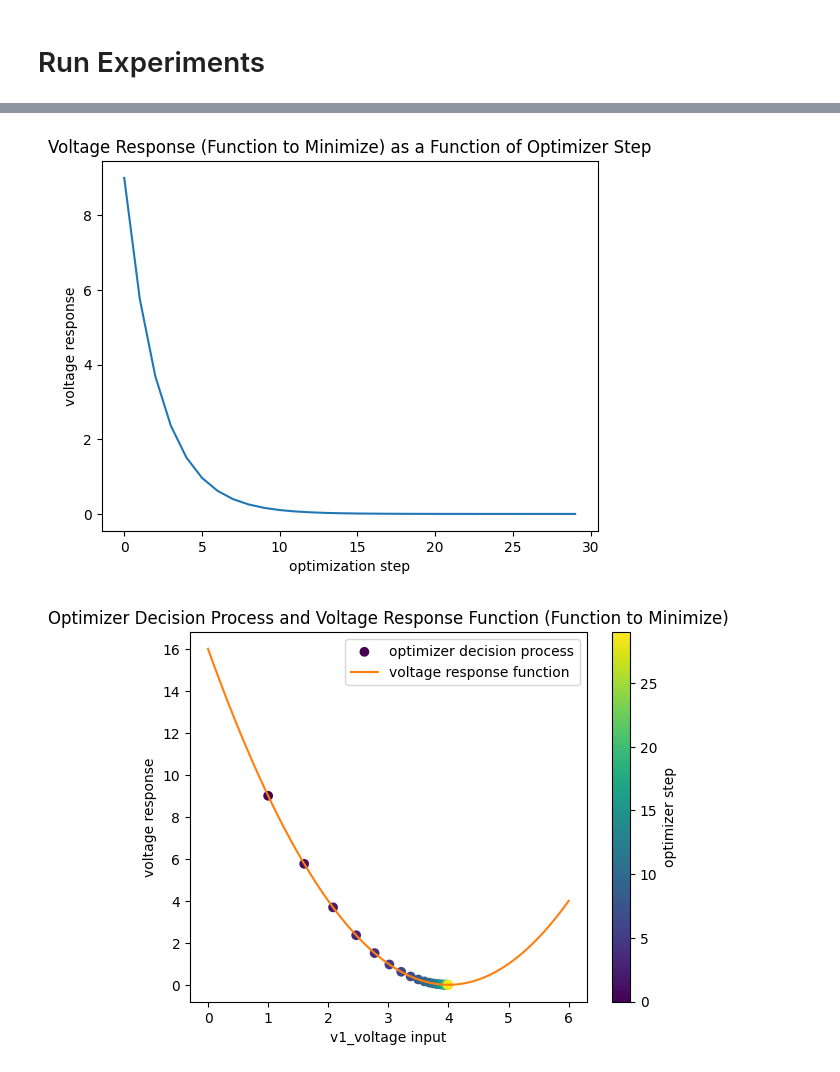
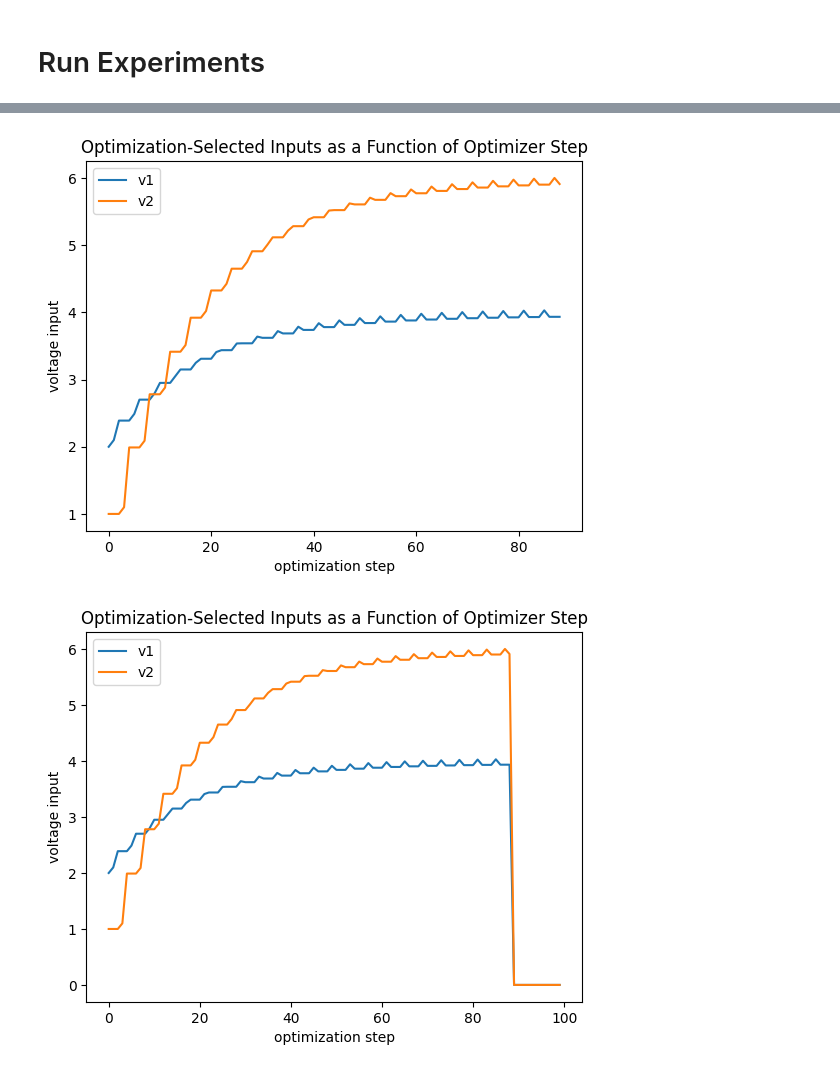
Before and after one commit to sandialabs/pyscan, a Jupyter notebook: demo_notebooks/08-example_GradientDescentScanOptimizer.ipynb, the cells around one changed output, grey strips where cells are left out. Cells and saved outputs as stored; diff of their text form; code cells hidden in the pictures.

Commit message:
GradientDescentOptimizeScan notebook visualizations working

```diff
--- a/demo_notebooks/08-example_GradientDescentScanOptimizer.ipynb
+++ b/demo_notebooks/08-example_GradientDescentScanOptimizer.ipynb
@@ -67,15 +66,16 @@ runinfo.measure_function = get_voltage_data
 class GradientDescentOptimizeScan(ps.AbstractOptimizeScan):
 
     def __init__(self, initialization_dict, prop, optimizer_inputs, sample_function_output,
-                 input_init, input_epsilon, learning_rate, update_epsilon, iteration_max=100, dt=0):
-        super().__init__(self, initialization_dict, prop, optimizer_inputs, sample_function_output, iteration_max=100, dt=0)
+                 input_epsilon, learning_rate, update_epsilon,
+                 iteration_max=100, dt=0):
+        super().__init__(initialization_dict, prop, optimizer_inputs, sample_function_output,
+                         iteration_max=iteration_max, dt=dt)
         self.dim = 0
         self.fd_step = True
-        self.input_init = input_init
         self.input_epsilon = input_epsilon
         self.learning_rate = learning_rate
         self.update_epsilon = update_epsilon
-        self.dim_ct = len(self.input_init)
+        self.dim_ct = len(optimizer_inputs)
         self.keep_running = np.full(self.dim_ct, True)
 
     def step_optimizer(self, index, experiment):
@@ -88,7 +88,7 @@ class GradientDescentOptimizeScan(ps.AbstractOptimizeScan):
 
         if self.fd_step:
             f_in = [experiment.__dict__[measurement][index - 1] for measurement in self.opt_in]
-            f_in[self.dim] += self.input_epsilon
+            f_in[self.dim] += self.input_epsilon[self.dim]
             self.fd_step = False
             return f_in
         else:
@@ -110,6 +110,7 @@ class GradientDescentOptimizeScan(ps.AbstractOptimizeScan):
 # %%
-runinfo.scan0 = GradientDescentOptimizeScan({'v1': 1., 'v2': 2.}, 'voltage', ['v1_readout', 'v2_readout'], 'vf',
-                                iteration_max=30)
+runinfo.scan0 = GradientDescentOptimizeScan({'v1': 2., 'v2': 1.}, 'voltage', ('v1_readout', 'v2_readout'), 'vf',
+                                            (1e-1, 1e-1), (1e-1, 1e-1), (1e-1, 1e-1),
+                                            iteration_max=100, dt=1.)
 # %% [markdown]
 # Run Experiments
 # %%
@@ -131,17 +150,16 @@ plt.title("Optimization-Selected Inputs as a Function of Optimizer Step");
 # %%
-plt.plot(expt.vf)
+plt.plot(list(zip(expt.v1_readout, expt.v2_readout)))
+plt.legend(['v1', 'v2'])
 plt.xlabel("optimization step")
-plt.ylabel("voltage response")
-plt.title("Voltage Response (Function to Minimize) as a Function of Optimizer Step");
+plt.ylabel("voltage input")
+plt.title("Optimization-Selected Inputs as a Function of Optimizer Step");
 # %% [output]
-[figure, old version]
+[figure, new version]
 # %%
-plt.scatter(expt.v1_voltage, expt.vf, c=range(len(expt.v1_voltage)))
-plt.plot(*zip(*[(v, voltage_response(v)) for v in np.linspace(0, 6, 100)]), color='C1')
-plt.colorbar(label="optimizer step")
-plt.legend(["optimizer decision process", "voltage response function"])
-plt.xlabel("v1_voltage input")
-plt.ylabel("voltage response")
-plt.title("Optimizer Decision Process and Voltage Response Function (Function to Minimize)");
+plt.plot(list(zip(expt.v1_voltage, expt.v2_voltage))) # TODO: trim unused inputs from scan dict?
+plt.legend(['v1', 'v2'])
+plt.xlabel("optimization step")
+plt.ylabel("voltage input")
+plt.title("Optimization-Selected Inputs as a Function of Optimizer Step");
 # %% [output]
-[figure, old version]
+[figure, new version]
```
Also changed, not shown: parts of 15 cells of this notebook, 2 other files.
